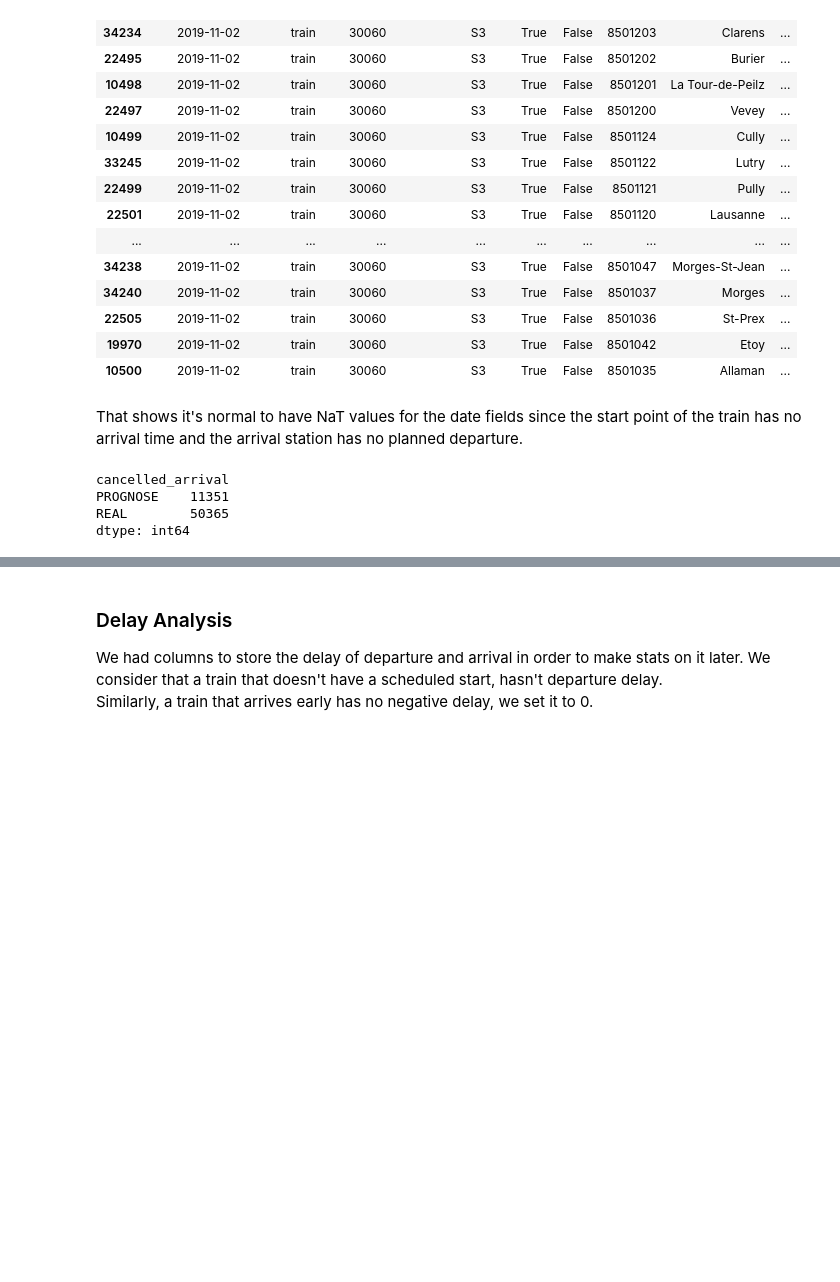
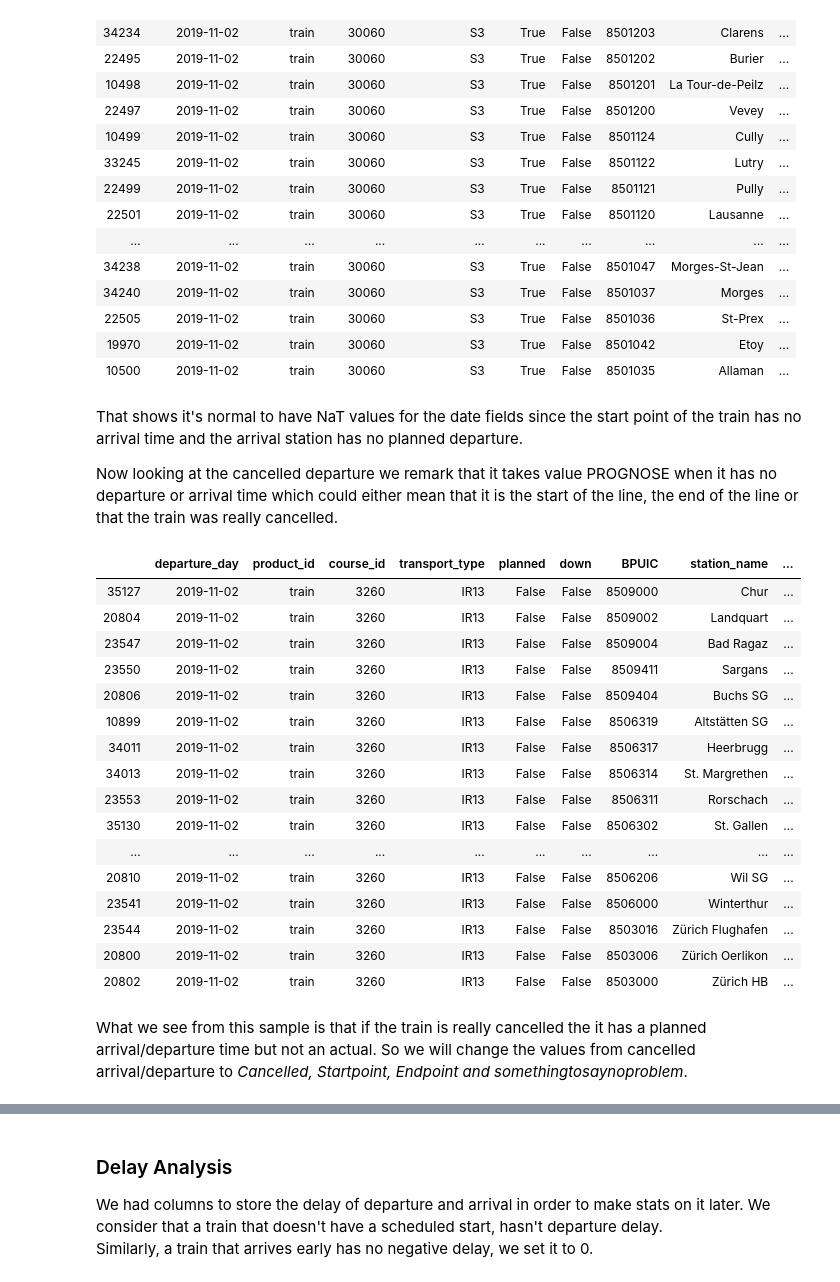
Before and after one commit to dimitriLallement/ADA-Project-2019, a Jupyter notebook: Project1.ipynb, the cells around one changed output, grey strips where cells are left out. Drawn from its saved outputs; the diff is of its cells as text; code cells hidden in the pictures; blank space fills up the shorter version.

Commit message:
solved the problem with cancelled_arrival

```diff
--- a/Project1.ipynb
+++ b/Project1.ipynb
@@ -141,11 +141,27 @@ df.loc[df['course_id'] == 30060].sort_values(by='planned_departure_time')
 | 10500 | 2019-11-02 | train | 30060 | S3 | True | False | 8501035 | Allaman | ... |
 # %% [markdown]
 That shows it's normal to have NaT values for the date fields since the start point of the train has no arrival time and the arrival station has no planned departure.
+
+Now looking at the cancelled departure we remark that it takes value PROGNOSE when it has no departure or arrival time which could either mean that it is the start of the line, the end of the line or that the train was really cancelled.
-# %%
-df.groupby('cancelled_arrival').size()
-#TODO translate this
-# %% [output]
-cancelled_arrival
-PROGNOSE    11351
-REAL        50365
-dtype: int64
+# %%
+df.loc[df['course_id'] == 3260].sort_values(by='planned_departure_time')
+# %% [output]
+|  | departure_day | product_id | course_id | transport_type | planned | down | BPUIC | station_name | ... |
+| 35127 | 2019-11-02 | train | 3260 | IR13 | False | False | 8509000 | Chur | ... |
+| 20804 | 2019-11-02 | train | 3260 | IR13 | False | False | 8509002 | Landquart | ... |
+| 23547 | 2019-11-02 | train | 3260 | IR13 | False | False | 8509004 | Bad Ragaz | ... |
+| 23550 | 2019-11-02 | train | 3260 | IR13 | False | False | 8509411 | Sargans | ... |
+| 20806 | 2019-11-02 | train | 3260 | IR13 | False | False | 8509404 | Buchs SG | ... |
+| 10899 | 2019-11-02 | train | 3260 | IR13 | False | False | 8506319 | Altstätten SG | ... |
+| 34011 | 2019-11-02 | train | 3260 | IR13 | False | False | 8506317 | Heerbrugg | ... |
+| 34013 | 2019-11-02 | train | 3260 | IR13 | False | False | 8506314 | St. Margrethen | ... |
+| 23553 | 2019-11-02 | train | 3260 | IR13 | False | False | 8506311 | Rorschach | ... |
+| 35130 | 2019-11-02 | train | 3260 | IR13 | False | False | 8506302 | St. Gallen | ... |
+| ... | ... | ... | ... | ... | ... | ... | ... | ... | ... |
+| 20810 | 2019-11-02 | train | 3260 | IR13 | False | False | 8506206 | Wil SG | ... |
+| 23541 | 2019-11-02 | train | 3260 | IR13 | False | False | 8506000 | Winterthur | ... |
+| 23544 | 2019-11-02 | train | 3260 | IR13 | False | False | 8503016 | Zürich Flughafen | ... |
+| 20800 | 2019-11-02 | train | 3260 | IR13 | False | False | 8503006 | Zürich Oerlikon | ... |
+| 20802 | 2019-11-02 | train | 3260 | IR13 | False | False | 8503000 | Zürich HB | ... |
+# %% [markdown]
+What we see from this sample is that if the train is really cancelled the it has a planned arrival/departure time but not an actual. So we will change the values from cancelled arrival/departure to *Cancelled, Startpoint, Endpoint and somethingtosaynoproblem*.
```
Also changed, not shown: parts of 4 cells of this notebook.
